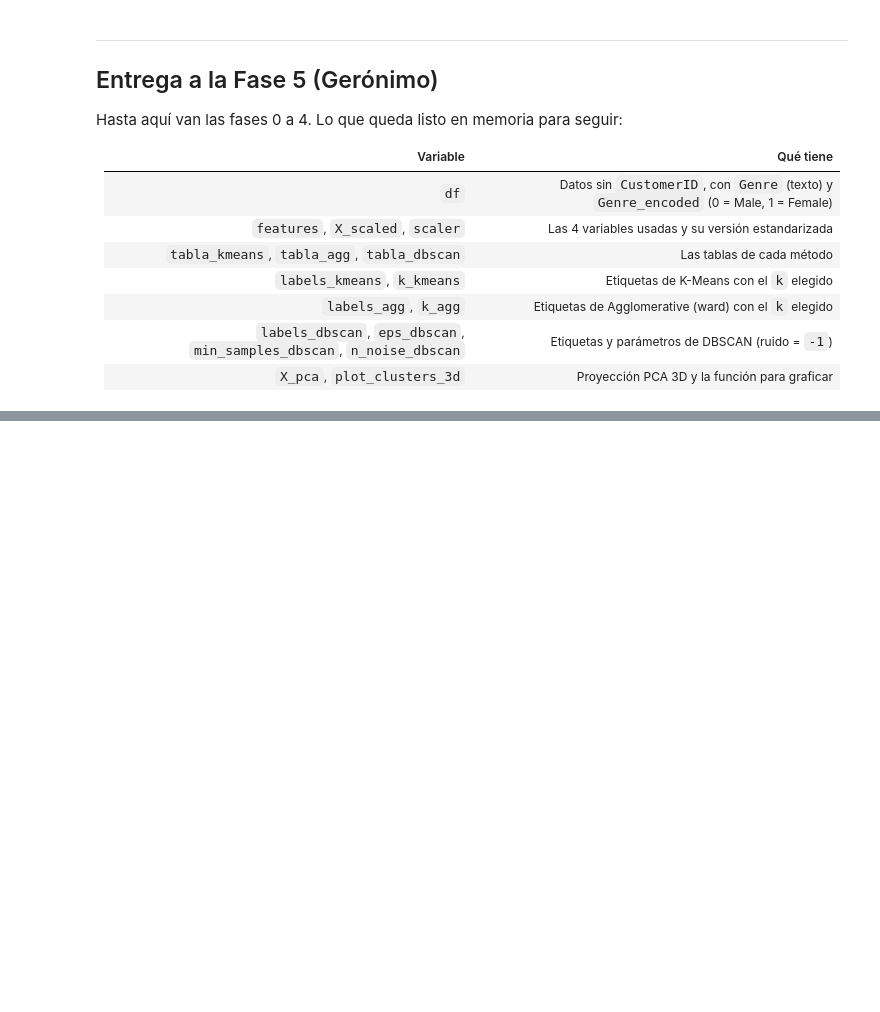
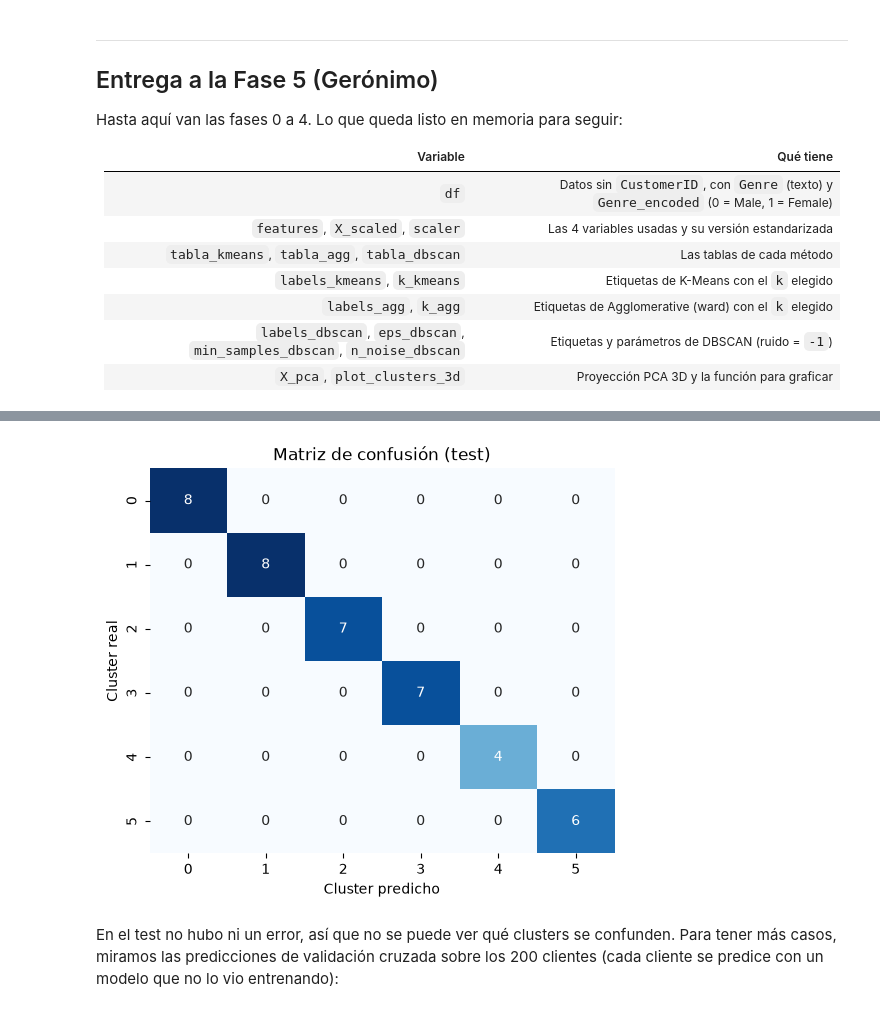
Before and after one commit to kepabonsaeafit/fundamentos-aa-2026, a Jupyter notebook: talleres/workshop3-clustering/workshop3_clustering_mall.ipynb, the cells around one changed output, grey strips where cells are left out. Drawn from its saved outputs; the diff is of its cells as text; code cells hidden in the pictures; blank space fills up the shorter version.

```diff
--- a/talleres/workshop3-clustering/workshop3_clustering_mall.ipynb
+++ b/talleres/workshop3-clustering/workshop3_clustering_mall.ipynb
@@ -570,0 +794,6 @@ Hasta aquí van las fases 0 a 4. Lo que queda listo en memoria para seguir:
+# %%
+X = df[["Genre_encoded", "Age", "Annual Income (k$)", "Spending Score (1-100)"]]
+y = df["Cluster"]
+
+print("X:", X.shape, "| y:", y.shape)
+y.value_counts().sort_index()
@@ -570,0 +818,13 @@ Hasta aquí van las fases 0 a 4. Lo que queda listo en memoria para seguir:
+# %%
+from sklearn.model_selection import train_test_split
+
+X_train, X_test, y_train, y_test = train_test_split(
+    X, y,
+    test_size=0.2,
+    random_state=random_state,
+    stratify=y
+)
+
+print("Train:", X_train.shape, "| Test:", X_test.shape)
+pd.DataFrame({"train": y_train.value_counts().sort_index(),
+              "test": y_test.value_counts().sort_index()})
@@ -570,0 +882,8 @@ Hasta aquí van las fases 0 a 4. Lo que queda listo en memoria para seguir:
+# %%
+modelo = Pipeline([
+    ("scaler", StandardScaler()),
+    ("clf", LogisticRegression(max_iter=1000)),
+])
+
+modelo.fit(X_train, y_train)
+y_pred = modelo.predict(X_test)
@@ -570,0 +918,14 @@ Hasta aquí van las fases 0 a 4. Lo que queda listo en memoria para seguir:
+# %%
+cm = confusion_matrix(y_test, y_pred)
+
+plt.figure(figsize=(6, 5))
+sns.heatmap(cm, annot=True, fmt="d", cmap="Blues", cbar=False,
+            xticklabels=sorted(y.unique()), yticklabels=sorted(y.unique()))
+plt.xlabel("Cluster predicho")
+plt.ylabel("Cluster real")
+plt.title("Matriz de confusión (test)")
+plt.show()
+# %% [output]
+[figure, added]
+# %% [markdown]
+En el test no hubo ni un error, así que no se puede ver qué clusters se confunden. Para tener más casos, miramos las predicciones de validación cruzada sobre los 200 clientes (cada cliente se predice con un modelo que no lo vio entrenando):
```
Also changed, not shown: parts of 28 cells of this notebook, 1 other file.
